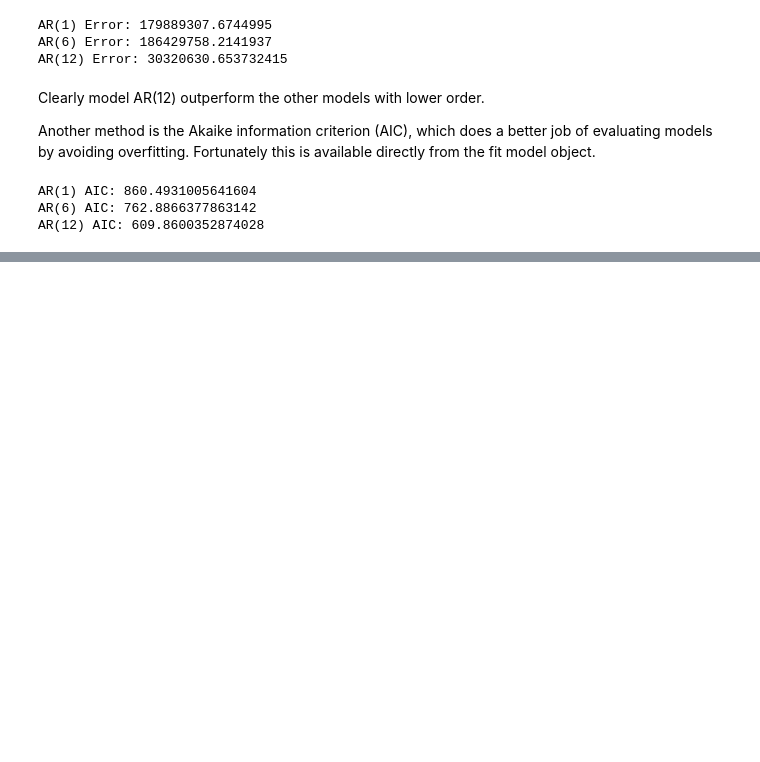
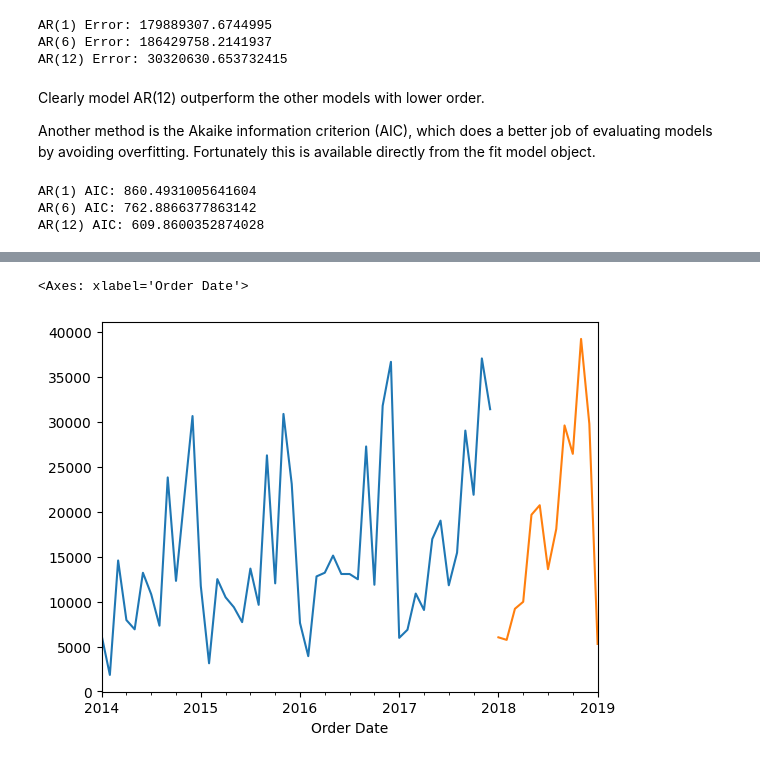
Before and after one commit to Suryasadasivam/Time_series_practice, a Jupyter notebook: Time_series_forecasting_traditional_method.ipynb, the cells around one changed output, grey strips where cells are left out. Cells and saved outputs as stored; diff of their text form; code cells hidden in the pictures; blank space fills up the shorter version.

```diff
--- a/Time_series_forecasting_traditional_method.ipynb
+++ b/Time_series_forecasting_traditional_method.ipynb
@@ -857,0 +861,5 @@ AR(12) AIC: 609.8600352874028
+# %%
+#fit the model over whole data
+mod12 = AutoReg(df['Sales'], 12)
+res12 = mod12.fit()
+print(res12.summary())
@@ -857,0 +884,7 @@ AR(12) AIC: 609.8600352874028
+# %%
+start = len(df)
+end = len(df)+12
+
+pred_future = res12.predict(start=start, end=end, dynamic=False)
+
+pred_future
@@ -857,0 +906,6 @@ AR(12) AIC: 609.8600352874028
+# %%
+df['Sales'].plot()
+pred_future.plot()
+# %% [output]
+<Axes: xlabel='Order Date'>
+[figure, added]
```
Also changed, not shown: parts of 3 cells of this notebook.
